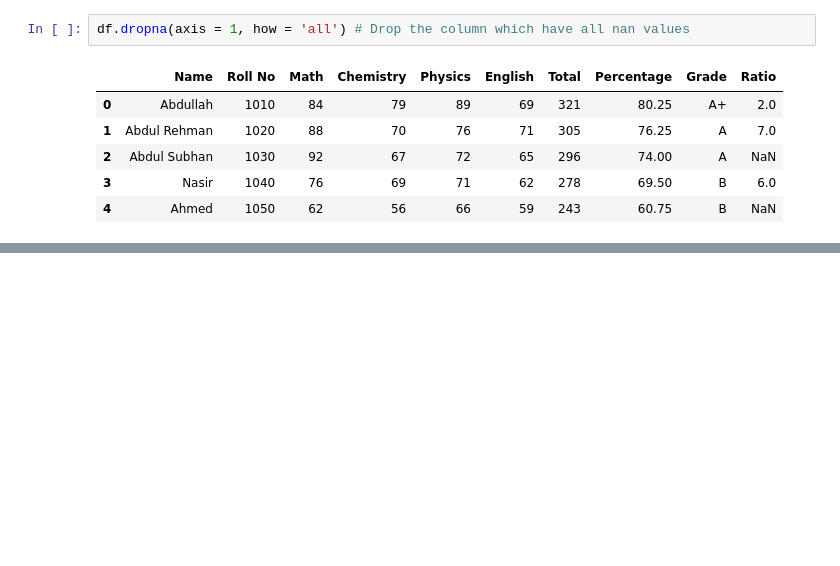
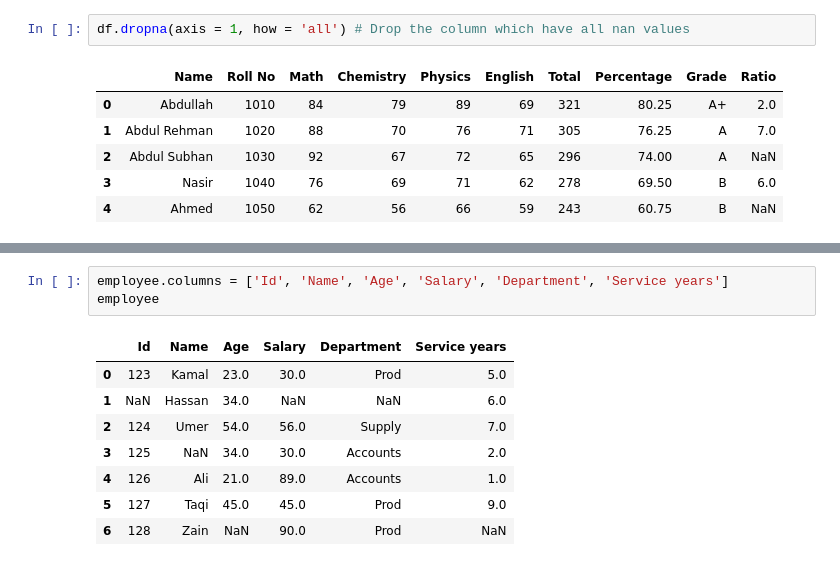
Before and after one commit to abdullahzeeshaan/python, a Jupyter notebook: python_practices/Pandas.ipynb, the cells around one changed output, grey strips where cells are left out. Cells and saved outputs as stored; diff of their text form; blank space fills up the shorter version.

```diff
--- a/python_practices/Pandas.ipynb
+++ b/python_practices/Pandas.ipynb
@@ -511,0 +661,12 @@ df.dropna(axis = 1, thresh=4) # Drop the column have nan values, greater then or
+# %%
+employee.columns = ['Id', 'Name', 'Age', 'Salary', 'Department', 'Service years']
+employee
+# %% [output]
+|  | Id | Name | Age | Salary | Department | Service years |
+| 0 | 123 | Kamal | 23.0 | 30.0 | Prod | 5.0 |
+| 1 | NaN | Hassan | 34.0 | NaN | NaN | 6.0 |
+| 2 | 124 | Umer | 54.0 | 56.0 | Supply | 7.0 |
+| 3 | 125 | NaN | 34.0 | 30.0 | Accounts | 2.0 |
+| 4 | 126 | Ali | 21.0 | 89.0 | Accounts | 1.0 |
+| 5 | 127 | Taqi | 45.0 | 45.0 | Prod | 9.0 |
+| 6 | 128 | Zain | NaN | 90.0 | Prod | NaN |
```
Also changed, not shown: parts of 23 cells of this notebook.
